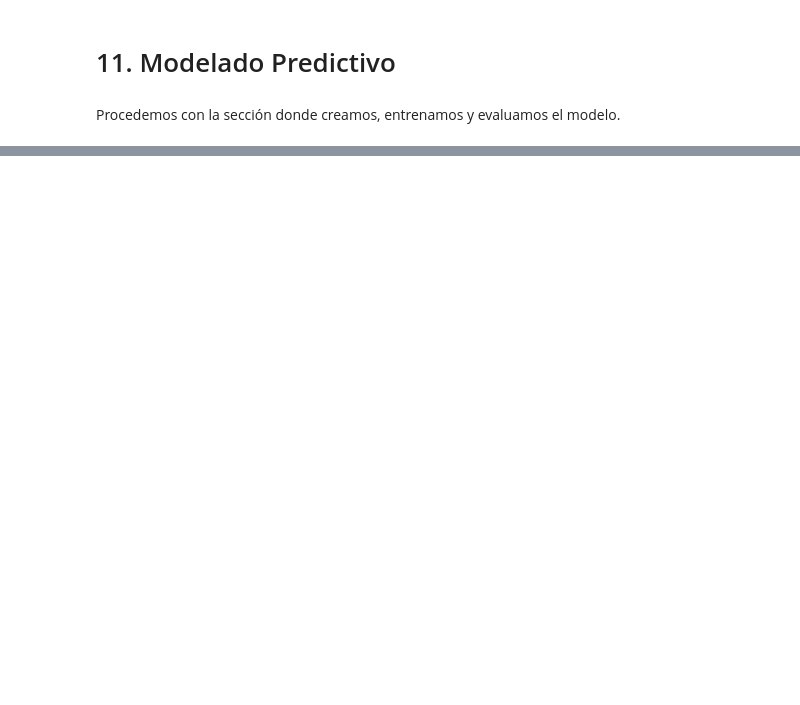
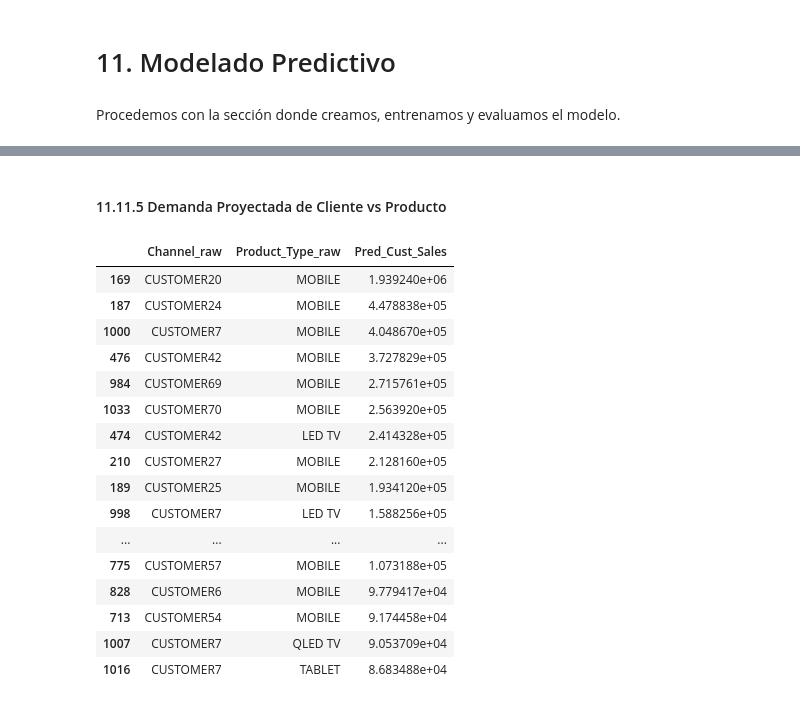
Before and after one commit to MiguelAlfonso1723/Hackathon_SIC2025, a Jupyter notebook: notebooks/sales_forecasting.analysis.ipynb, the cells around one changed output, grey strips where cells are left out. Drawn from its saved outputs; the diff is of its cells as text; code cells hidden in the pictures; blank space fills up the shorter version.

```diff
--- a/notebooks/sales_forecasting.analysis.ipynb
+++ b/notebooks/sales_forecasting.analysis.ipynb
@@ -1518,0 +2911,15 @@ Como análisis complementario segmentan los clientes y productos. Para obtener d
+# %%
+df_pred = df_total.copy()
+
+df_pred = pd.get_dummies(
+    df_pred,
+    columns=["Channel", "Product_Type"],
+    drop_first=True
+)
+
+
+df_pred = df_pred.reindex(columns=X_train.columns, fill_value=0)
+# %%
+df_pred["Pred_Cust_Sales"] = rf.predict(df_pred)
+df_pred["Channel_raw"] = df_total["Channel"]
+df_pred["Product_Type_raw"] = df_total["Product_Type"]
@@ -1518,0 +2984,10 @@ Como análisis complementario segmentan los clientes y productos. Para obtener d
+# %%
+df_pred["Channel_raw"] = df_total["Channel"]
+df_pred["Product_Type_raw"] = df_total["Product_Type"]
+
+human_view = (
+    df_pred.groupby(["Channel_raw", "Product_Type_raw"])["Pred_Cust_Sales"]
+    .sum()
+    .reset_index()
+    .sort_values("Pred_Cust_Sales", ascending=False)
+)
@@ -1518,0 +3102,39 @@ Como análisis complementario segmentan los clientes y productos. Para obtener d
+# %% [markdown]
+#### 11.11.5 Demanda Proyectada de Cliente vs Producto
+# %%
+priority = (
+    df_pred.groupby(["Channel_raw", "Product_Type_raw"])["Pred_Cust_Sales"]
+    .sum()
+    .reset_index()
+    .sort_values("Pred_Cust_Sales", ascending=False)
+)
+
+fig = px.scatter(
+    priority.head(100),
+    x="Channel_raw",
+    y="Product_Type_raw",
+    size="Pred_Cust_Sales",
+    color="Pred_Cust_Sales",
+    title="Matriz de Prioridad: Cliente vs Producto (Demanda Proyectada)"
+)
+
+fig.show()
+priority.head(20)
+# %% [output]
+|  | Channel_raw | Product_Type_raw | Pred_Cust_Sales |
+| 169 | CUSTOMER20 | MOBILE | 1.939240e+06 |
+| 187 | CUSTOMER24 | MOBILE | 4.478838e+05 |
+| 1000 | CUSTOMER7 | MOBILE | 4.048670e+05 |
+| 476 | CUSTOMER42 | MOBILE | 3.727829e+05 |
+| 984 | CUSTOMER69 | MOBILE | 2.715761e+05 |
+| 1033 | CUSTOMER70 | MOBILE | 2.563920e+05 |
+| 474 | CUSTOMER42 | LED TV | 2.414328e+05 |
+| 210 | CUSTOMER27 | MOBILE | 2.128160e+05 |
+| 189 | CUSTOMER25 | MOBILE | 1.934120e+05 |
+| 998 | CUSTOMER7 | LED TV | 1.588256e+05 |
+| ... | ... | ... | ... |
+| 775 | CUSTOMER57 | MOBILE | 1.073188e+05 |
+| 828 | CUSTOMER6 | MOBILE | 9.779417e+04 |
+| 713 | CUSTOMER54 | MOBILE | 9.174458e+04 |
+| 1007 | CUSTOMER7 | QLED TV | 9.053709e+04 |
+| 1016 | CUSTOMER7 | TABLET | 8.683488e+04 |
```
Also changed, not shown: parts of 191 cells of this notebook, 2 other files.
